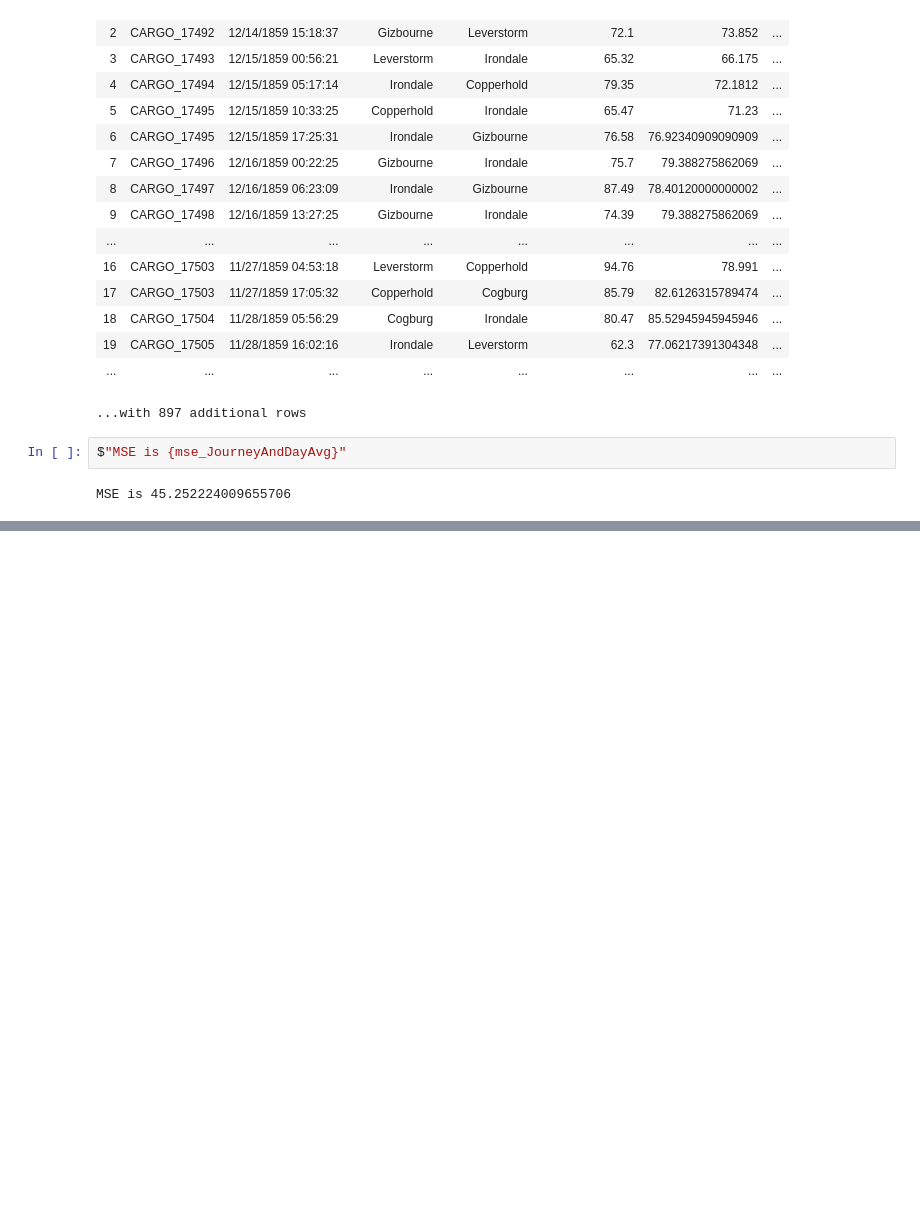
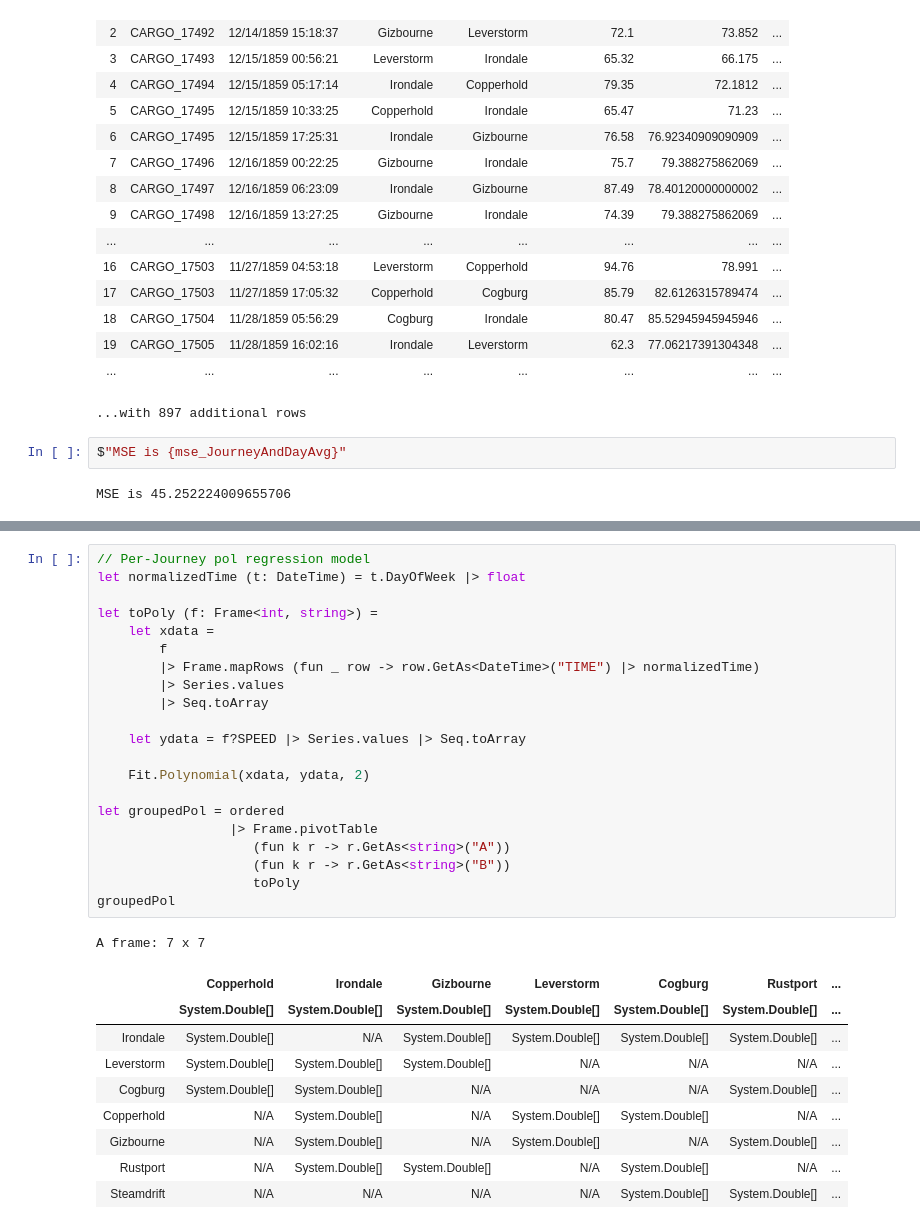
Before and after one commit to oscarsommerer/TransportTycoon, a Jupyter notebook: 23/23.ipynb, the cells around one changed output, grey strips where cells are left out. Cells and saved outputs as stored; diff of their text form; blank space fills up the shorter version.

```diff
--- a/23/23.ipynb
+++ b/23/23.ipynb
@@ -381,0 +457,32 @@ plotAll time "timeofday"
+# %%
+// Per-Journey pol regression model
+let normalizedTime (t: DateTime) = t.DayOfWeek |> float
+
+let toPoly (f: Frame<int, string>) =
+    let xdata =
+        f
+        |> Frame.mapRows (fun _ row -> row.GetAs<DateTime>("TIME") |> normalizedTime)
+        |> Series.values
+        |> Seq.toArray
+
+    let ydata = f?SPEED |> Series.values |> Seq.toArray
+
+    Fit.Polynomial(xdata, ydata, 2)
+
+let groupedPol = ordered
+                 |> Frame.pivotTable
+                    (fun k r -> r.GetAs<string>("A"))
+                    (fun k r -> r.GetAs<string>("B"))
+                    toPoly
+groupedPol
+# %% [output]
+A frame: 7 x 7
+|  | Copperhold | Irondale | Gizbourne | Leverstorm | Cogburg | Rustport | ... |
+|  | System.Double[] | System.Double[] | System.Double[] | System.Double[] | System.Double[] | System.Double[] | ... |
+| Irondale | System.Double[] | N/A | System.Double[] | System.Double[] | System.Double[] | System.Double[] | ... |
+| Leverstorm | System.Double[] | System.Double[] | System.Double[] | N/A | N/A | N/A | ... |
+| Cogburg | System.Double[] | System.Double[] | N/A | N/A | N/A | System.Double[] | ... |
+| Copperhold | N/A | System.Double[] | N/A | System.Double[] | System.Double[] | N/A | ... |
+| Gizbourne | N/A | System.Double[] | N/A | System.Double[] | N/A | System.Double[] | ... |
+| Rustport | N/A | System.Double[] | System.Double[] | N/A | System.Double[] | N/A | ... |
+| Steamdrift | N/A | N/A | N/A | N/A | System.Double[] | System.Double[] | ... |
```
Also changed, not shown: parts of 14 cells of this notebook.
